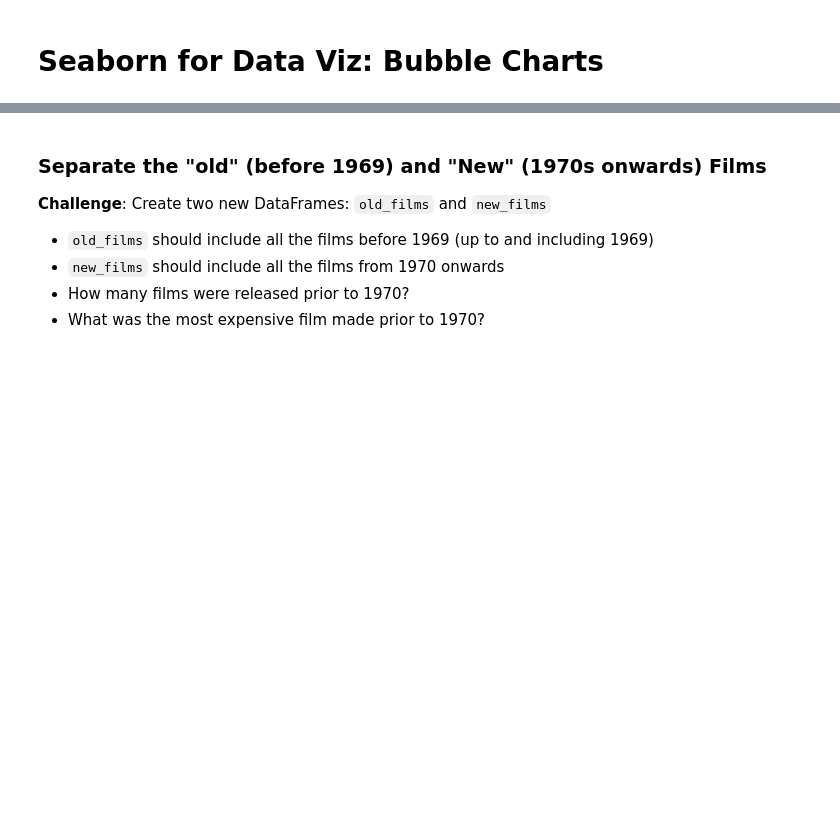
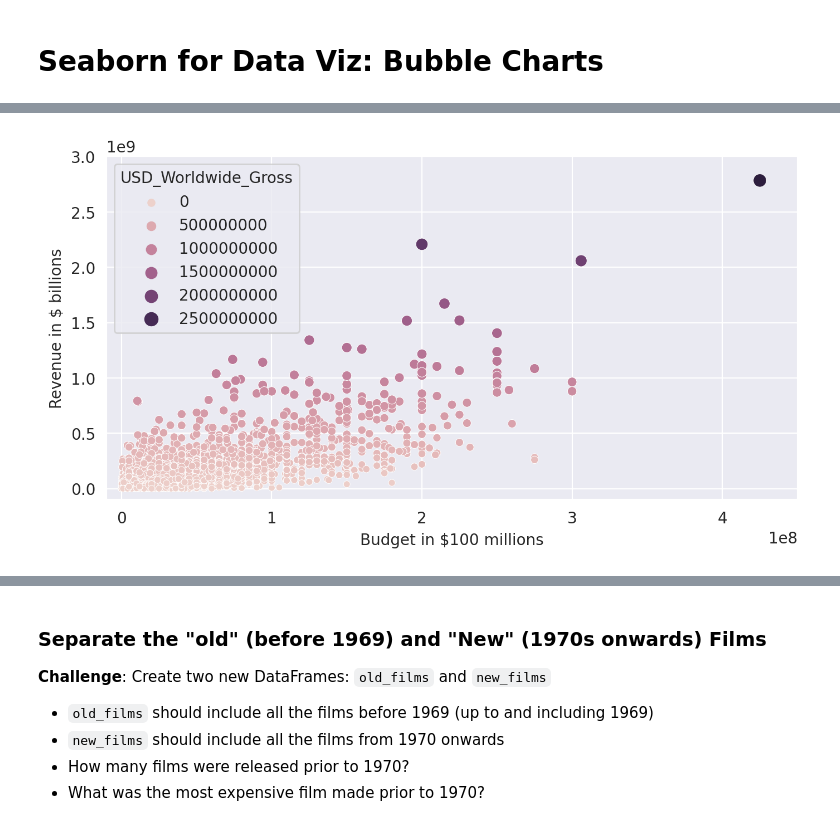
Before and after one commit to thandora/100-days-of-code-udemy, a Jupyter notebook: day-077-seaborn-linear-regression/linear_regression.ipynb, the cells around one changed output, grey strips where cells are left out. Drawn from its saved outputs; the diff is of its cells as text; code cells hidden in the pictures; blank space fills up the shorter version.

```diff
--- a/day-077-seaborn-linear-regression/linear_regression.ipynb
+++ b/day-077-seaborn-linear-regression/linear_regression.ipynb
@@ -348,0 +443,22 @@ What is the percentage of films where the production costs exceeded the worldwid
+# %%
+# Adding hue and data point size
+# Configuring plot settings
+plt.figure(figsize=(8, 4), dpi=200)
+
+with sns.axes_style("darkgrid"):
+    ax = sns.scatterplot(
+        data=data_clean,
+        x="USD_Production_Budget",
+        y="USD_Worldwide_Gross",
+        hue="USD_Worldwide_Gross",
+        size="USD_Worldwide_Gross",
+    )
+
+    ax.set(
+        ylim=(-100_000_000, 3_000_000_000),
+        xlim=(-10_000_000, 450_000_000),
+        ylabel="Revenue in $ billions",
+        xlabel="Budget in $100 millions",
+    )
+# %% [output]
+[figure, added]
```
Also changed, not shown: parts of 34 cells of this notebook.
